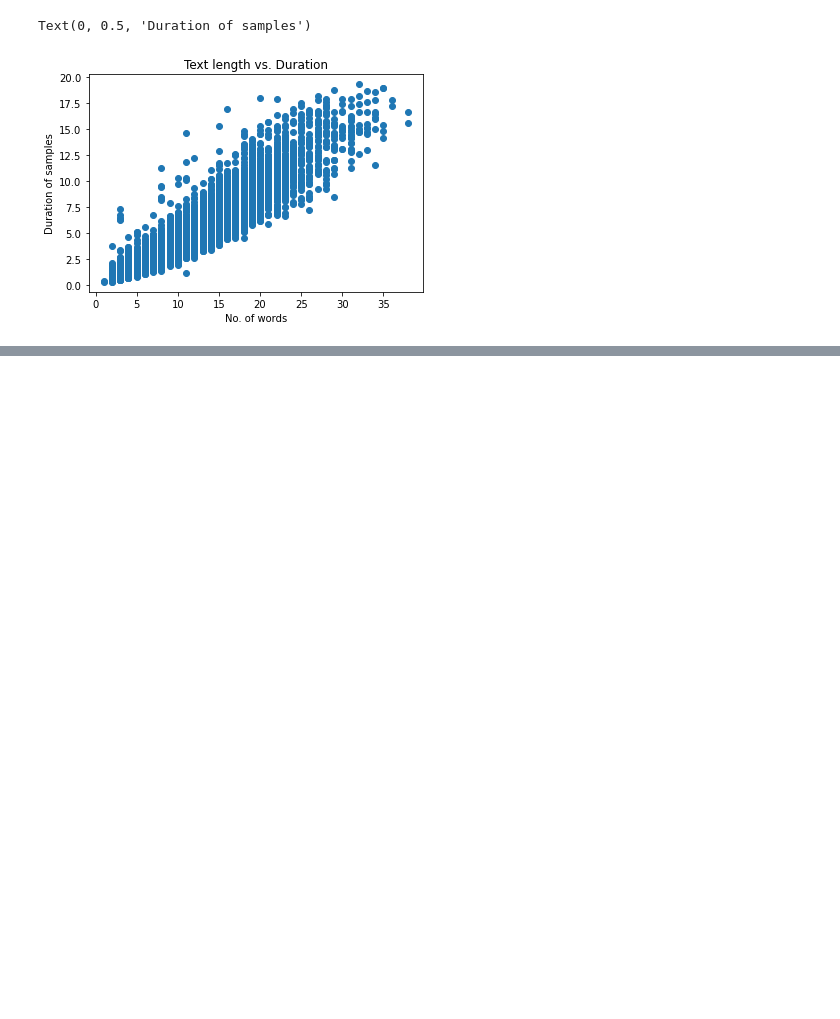
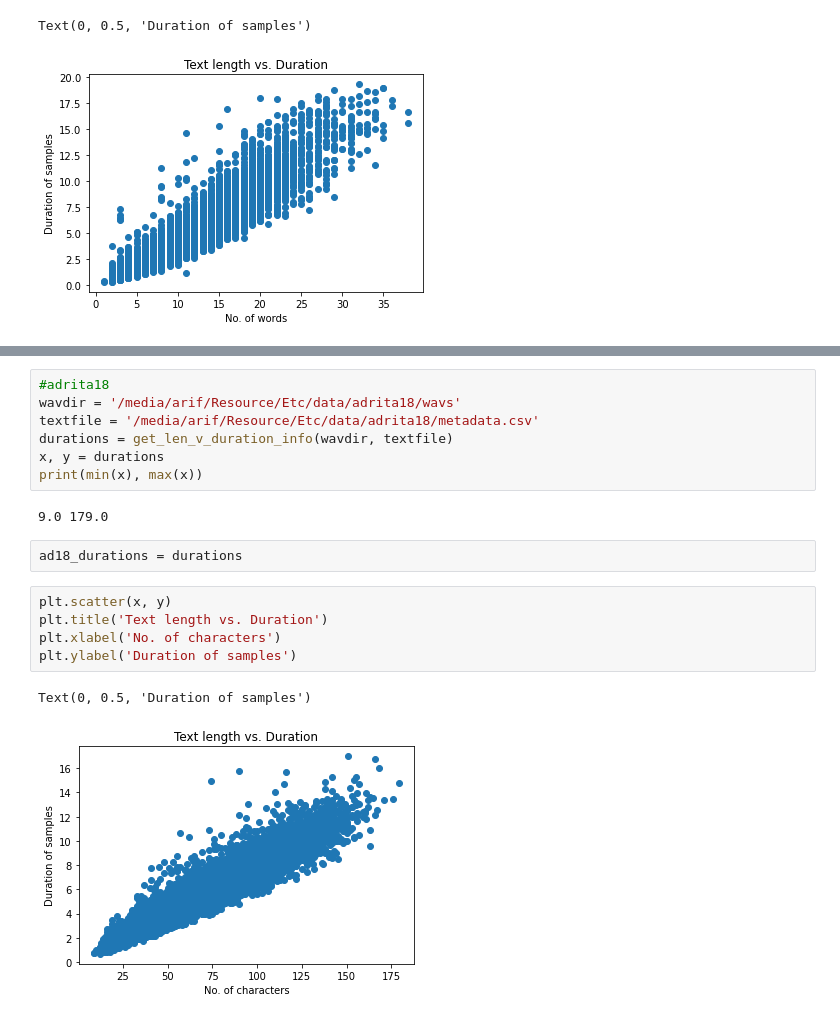
Before and after one commit to arif334/notebooks, a Jupyter notebook: bracu-new-corpus.ipynb, the cells around one changed output, grey strips where cells are left out. Cells and saved outputs as stored; diff of their text form; blank space fills up the shorter version.

```diff
--- a/bracu-new-corpus.ipynb
+++ b/bracu-new-corpus.ipynb
@@ -289,0 +344,19 @@ Text(0, 0.5, 'Duration of samples')
+# %%
+#adrita18
+wavdir = '/media/arif/Resource/Etc/data/adrita18/wavs'
+textfile = '/media/arif/Resource/Etc/data/adrita18/metadata.csv'
+durations = get_len_v_duration_info(wavdir, textfile)
+x, y = durations
+print(min(x), max(x))
+# %% [output]
+9.0 179.0
+# %%
+ad18_durations = durations
+# %%
+plt.scatter(x, y)
+plt.title('Text length vs. Duration')
+plt.xlabel('No. of characters')
+plt.ylabel('Duration of samples')
+# %% [output]
+Text(0, 0.5, 'Duration of samples')
+[figure, added]
```
Also changed, not shown: parts of 14 cells of this notebook, 1 other file.
